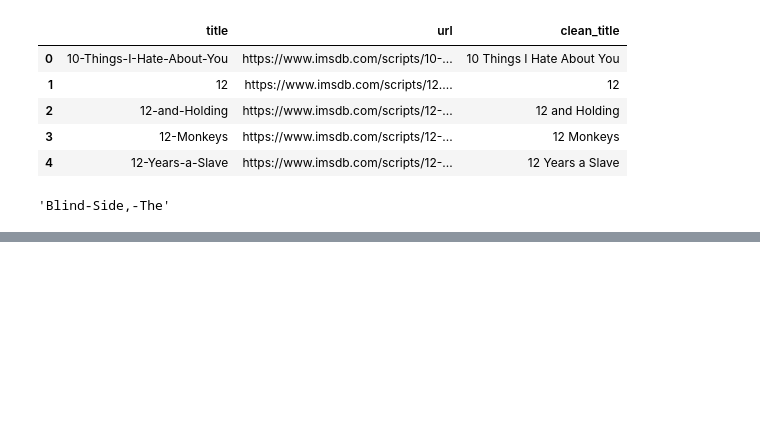
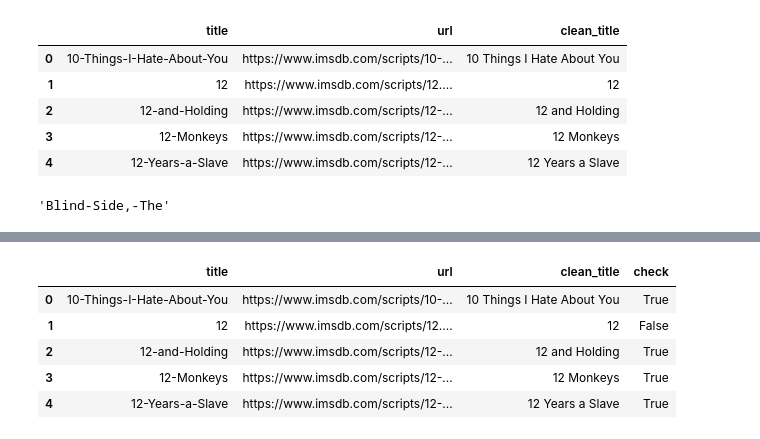
Before and after one commit to Yasser-Lahlou/Bechdel-test, a Jupyter notebook: Test_notebooks/Scraping_tests.ipynb, the cells around one changed output, grey strips where cells are left out. Drawn from its saved outputs; the diff is of its cells as text; code cells hidden in the pictures; blank space fills up the shorter version.

```diff
--- a/Test_notebooks/Scraping_tests.ipynb
+++ b/Test_notebooks/Scraping_tests.ipynb
@@ -197,0 +218,4 @@ df[df['clean_title'] == clean]['title'].item()
+# %%
+import glob
+script_paths = glob.glob("../IMSDB_scripts/*.txt")
+len(script_paths)
@@ -197,0 +244,3 @@ df[df['clean_title'] == clean]['title'].item()
+# %%
+import pandas as pd
+df = pd.read_csv('../data/movie_titles.csv', names=['title', 'url', 'clean_title'])
@@ -197,0 +296,9 @@ df[df['clean_title'] == clean]['title'].item()
+# %%
+df.head()
+# %% [output]
+|  | title | url | clean_title | check |
+| 0 | 10-Things-I-Hate-About-You | https://www.imsdb.com/scripts/10-... | 10 Things I Hate About You | True |
+| 1 | 12 | https://www.imsdb.com/scripts/12.... | 12 | False |
+| 2 | 12-and-Holding | https://www.imsdb.com/scripts/12-... | 12 and Holding | True |
+| 3 | 12-Monkeys | https://www.imsdb.com/scripts/12-... | 12 Monkeys | True |
+| 4 | 12-Years-a-Slave | https://www.imsdb.com/scripts/12-... | 12 Years a Slave | True |
```
Also changed, not shown: parts of 13 cells of this notebook, 4 other files.
